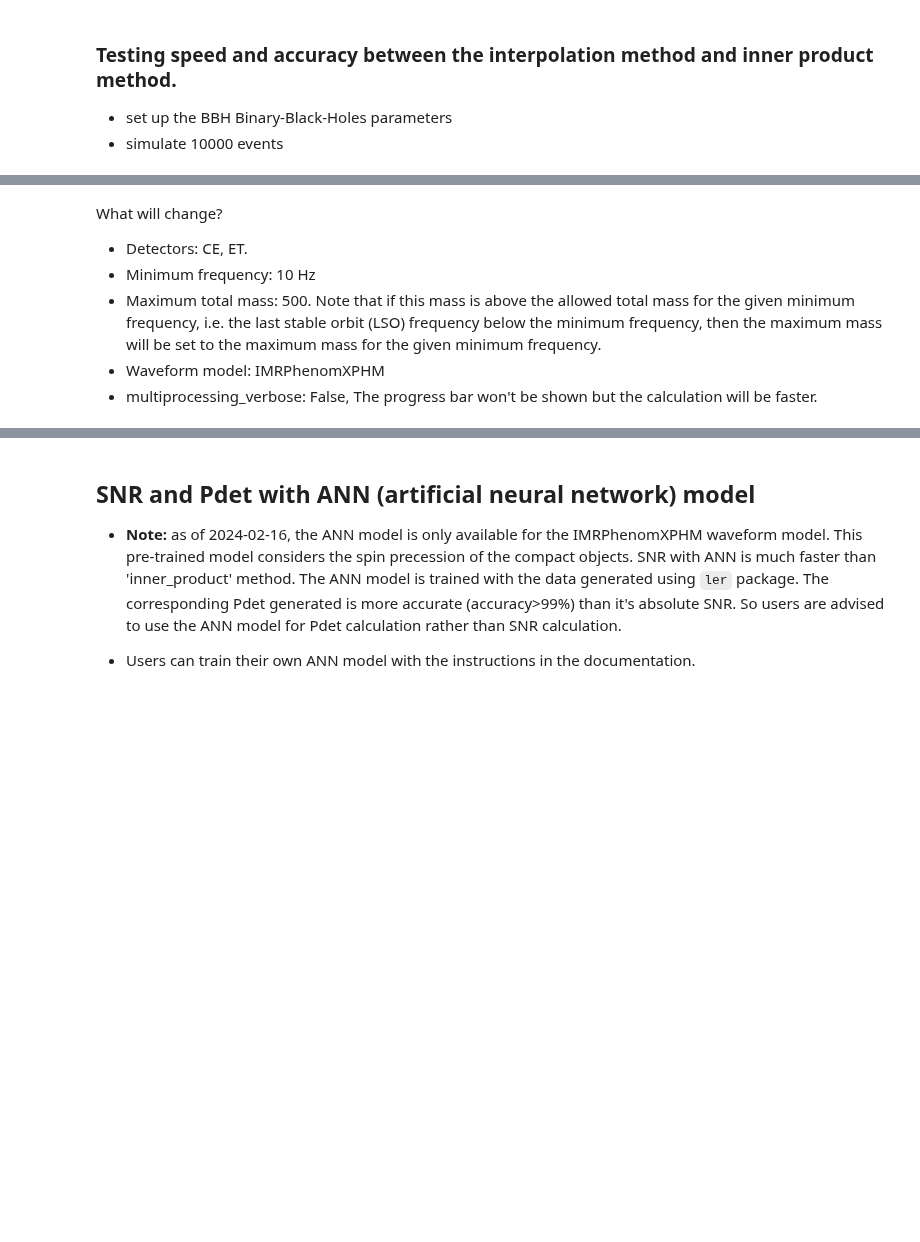
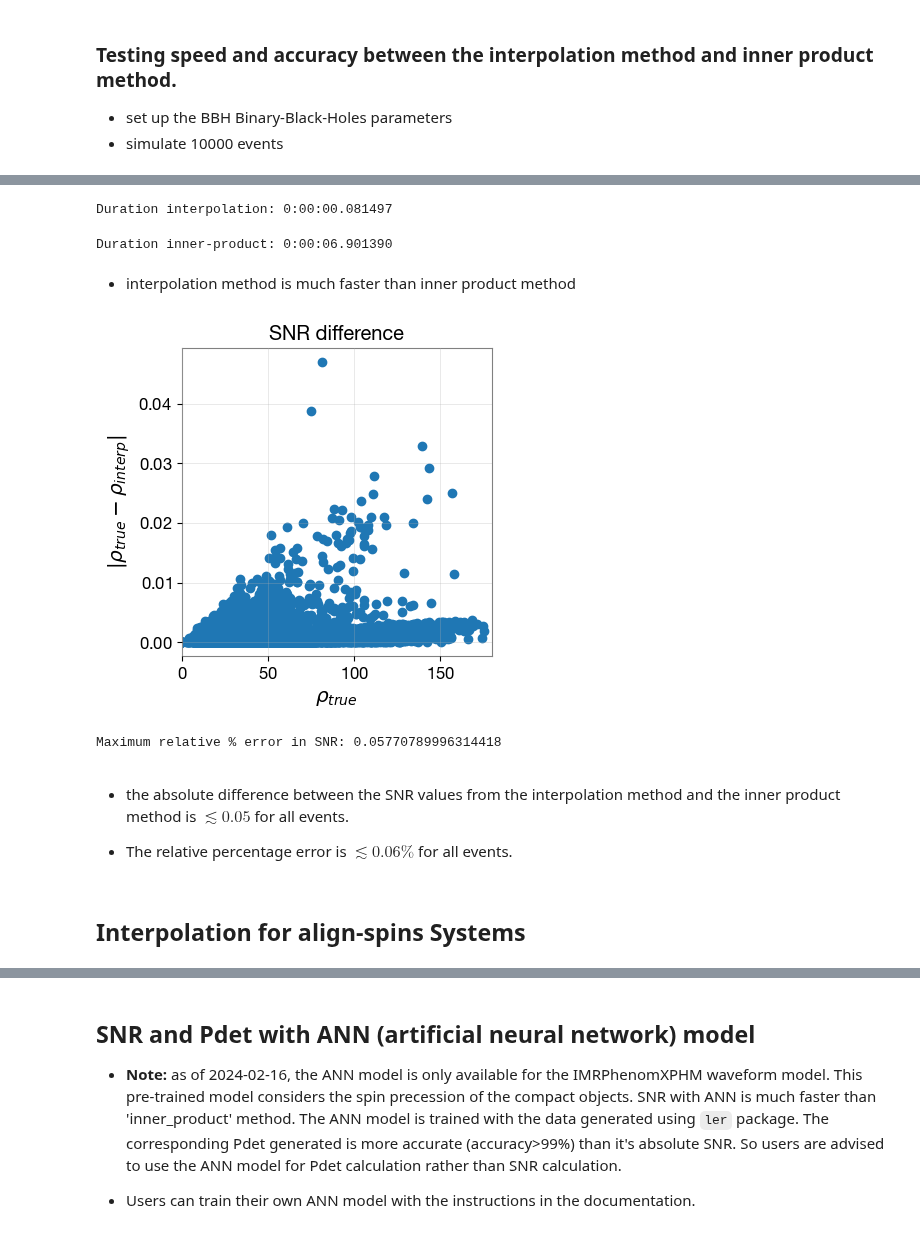
Before and after one commit to hemantaph/gwsnr, a Jupyter notebook: examples/snr_generation.ipynb, the cells around one changed output, grey strips where cells are left out. Cells and saved outputs as stored; diff of their text form; code cells hidden in the pictures; blank space fills up the shorter version.

```diff
--- a/examples/snr_generation.ipynb
+++ b/examples/snr_generation.ipynb
@@ -304,9 +290,17 @@ Interpolator will be loaded for V1 detector from ./interpolator_pickle/V1/partia
 # %%
+# initializing the GWSNR class with default configuration and interpolation method
+# for non-spinning IMRPhenomD waveform
+gwsnr_no_spins = GWSNR(
+    npool=8,
+    snr_type='interpolation', # or 'interpolation_no_spins'
+    gwsnr_verbose=False,
+)
+
 mass_1 = np.array([5, 10.,50.,100.])
 ratio = np.array([1, 0.8,0.5,0.2])
 dl = 1000
 print('Interpolation results: ')
-print(gwsnr.snr(mass_1=mass_1, mass_2=mass_1*ratio, luminosity_distance=dl))
+print(gwsnr_no_spins.snr(mass_1=mass_1, mass_2=mass_1*ratio, luminosity_distance=dl))
 print('\n Inner product results: ')
-print(gwsnr.compute_bilby_snr(mass_1=mass_1, mass_2=mass_1*ratio, luminosity_distance=dl))
+print(gwsnr_no_spins.compute_bilby_snr(mass_1=mass_1, mass_2=mass_1*ratio, luminosity_distance=dl))
 # %% [output]
@@ -396,7 +324,0 @@ pdet:  [1 1 0]
-# %% [markdown]
-What will change?
-* Detectors: CE, ET.
-* Minimum frequency: 10 Hz
-* Maximum total mass: 500. Note that if this mass is above the allowed total mass for the given minimum frequency, i.e. the last stable orbit (LSO) frequency below the minimum frequency, then the maximum mass will be set to the maximum mass for the given minimum frequency.
-* Waveform model: IMRPhenomXPHM
-* multiprocessing_verbose: False, The progress bar won't be shown but the calculation will be faster.
@@ -402,0 +344,40 @@ What will change?
+# %%
+# for non-spinning IMRPhenomD waveform
+# running it for the first time will take longer, as the jit code generate the compiled code
+start_time = datetime.now()
+interp_snr_no_spins = gwsnr_no_spins.snr(gw_param_dict=param_dict)
+end_time = datetime.now()
+print('Duration interpolation: {}'.format(end_time - start_time))
+# %% [output]
+Duration interpolation: 0:00:00.081497
+# %%
+# error might occur for mchirp>95., if f_min=20.
+start_time = datetime.now()
+bilby_snr = gwsnr_no_spins.compute_bilby_snr(gw_param_dict=param_dict)
+end_time = datetime.now()
+print('Duration inner-product: {}'.format(end_time - start_time))
+# %% [output]
+Duration inner-product: 0:00:06.901390
+# %% [markdown]
+* interpolation method is much faster than inner product method
+# %%
+plt.figure(figsize=(4,4))
+plt.plot(bilby_snr['optimal_snr_net'], abs(interp_snr_no_spins['optimal_snr_net']-bilby_snr['optimal_snr_net']), 'o', color='C0')
+plt.xlabel(r"$\rho_{true}$")
+plt.ylabel(r"$|\rho_{true} - \rho_{interp}|$")
+plt.title(r"SNR difference")
+plt.xlim(0, 180)
+plt.grid(alpha=0.4)
+plt.show()
+# %% [output]
+[figure, added]
+# %%
+print('Maximum relative % error in SNR:', max(abs(interp_snr_no_spins['optimal_snr_net']-bilby_snr['optimal_snr_net'])/ interp_snr_no_spins['optimal_snr_net'] * 100))
+# %% [output]
+Maximum relative % error in SNR: 0.05770789996314418
+# %% [markdown]
+* the absolute difference between the SNR values from the interpolation method and the inner product method is $\lesssim 0.05$ for all events.
+
+* The relative percentage error is $\lesssim 0.06\%$ for all events.
+# %% [markdown]
+## Interpolation for align-spins Systems
```
Also changed, not shown: parts of 60 cells of this notebook, 51 other files.
